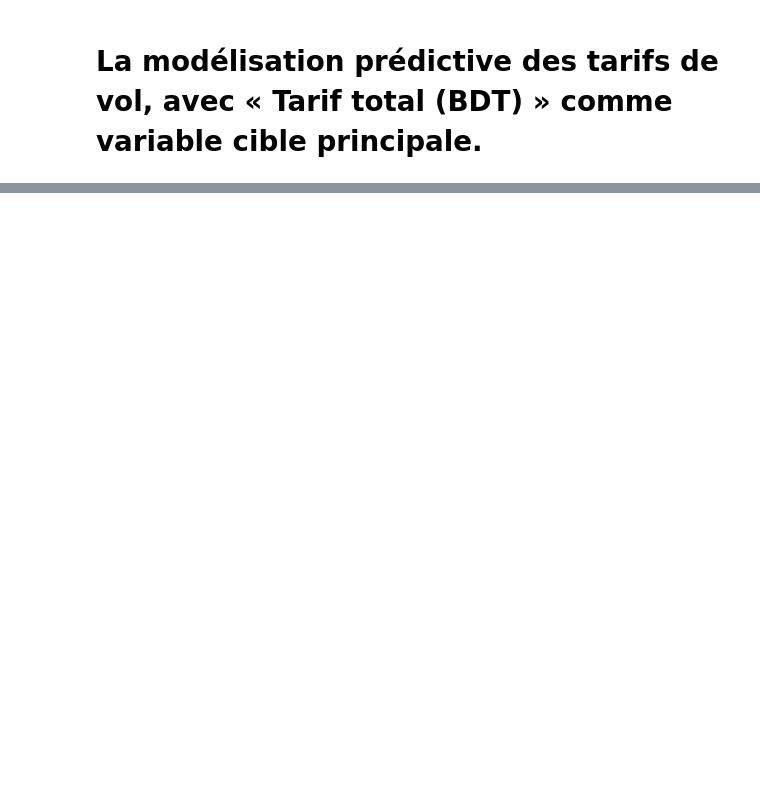
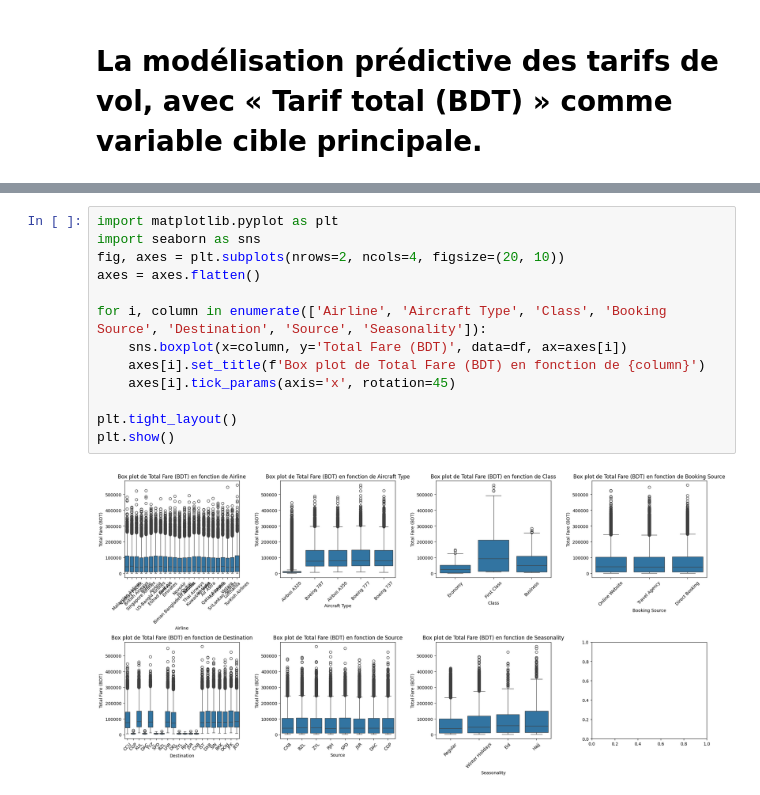
Before and after one commit to bigirimanainnocent12/Apprentissage_automatique, a Jupyter notebook: Ensemble_de_données_sur_les_prix_des_vols_au_Bangladesh.ipynb, the cells around one changed output, grey strips where cells are left out. Drawn from its saved outputs; the diff is of its cells as text; blank space fills up the shorter version.

```diff
--- a/Ensemble_de_données_sur_les_prix_des_vols_au_Bangladesh.ipynb
+++ b/Ensemble_de_données_sur_les_prix_des_vols_au_Bangladesh.ipynb
@@ -275,0 +329,15 @@ df.select_dtypes(include=['int64','float64']).describe().transpose()
+# %%
+import matplotlib.pyplot as plt
+import seaborn as sns
+fig, axes = plt.subplots(nrows=2, ncols=4, figsize=(20, 10))
+axes = axes.flatten()
+
+for i, column in enumerate(['Airline', 'Aircraft Type', 'Class', 'Booking Source', 'Destination', 'Source', 'Seasonality']):
+    sns.boxplot(x=column, y='Total Fare (BDT)', data=df, ax=axes[i])
+    axes[i].set_title(f'Box plot de Total Fare (BDT) en fonction de {column}')
+    axes[i].tick_params(axis='x', rotation=45)
+
+plt.tight_layout()
+plt.show()
+# %% [output]
+[figure, added]
```
Also changed, not shown: parts of 6 cells of this notebook.
